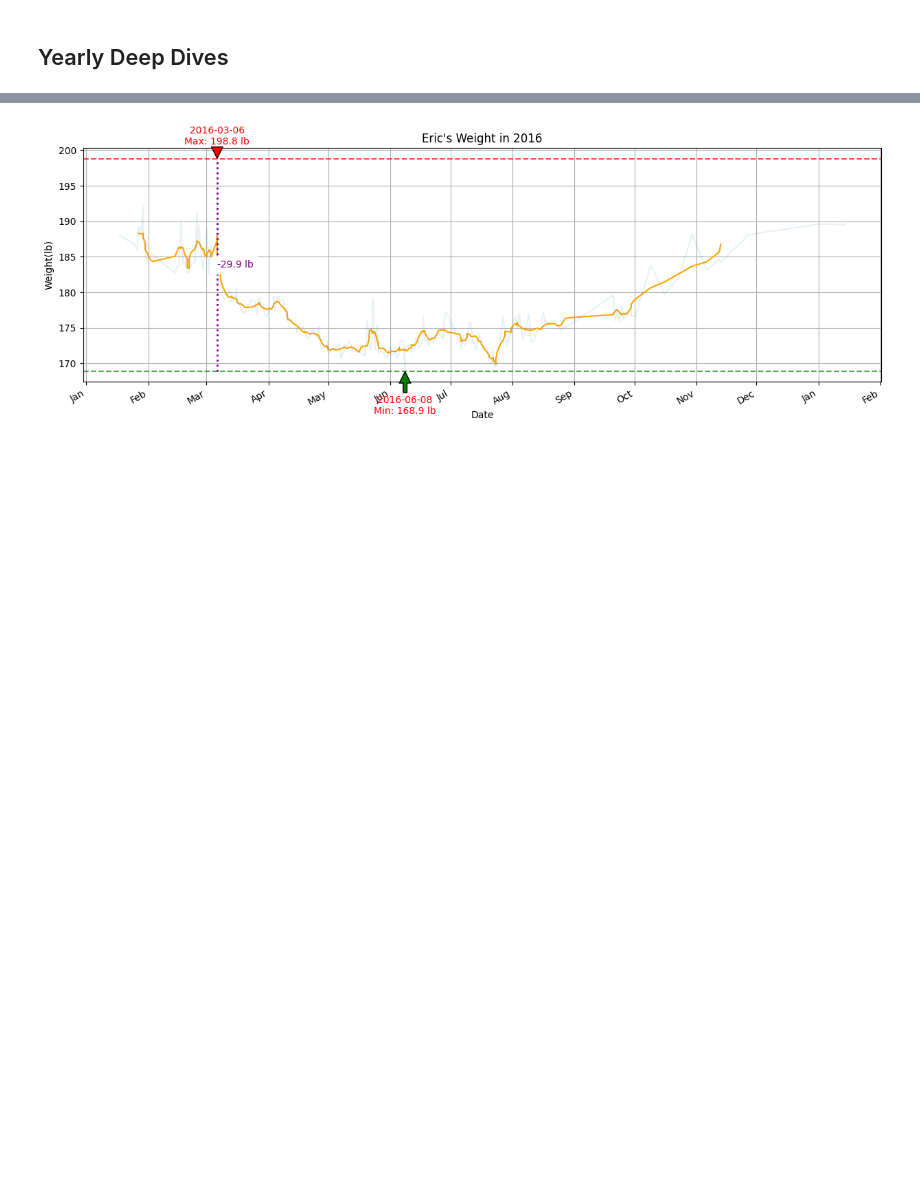
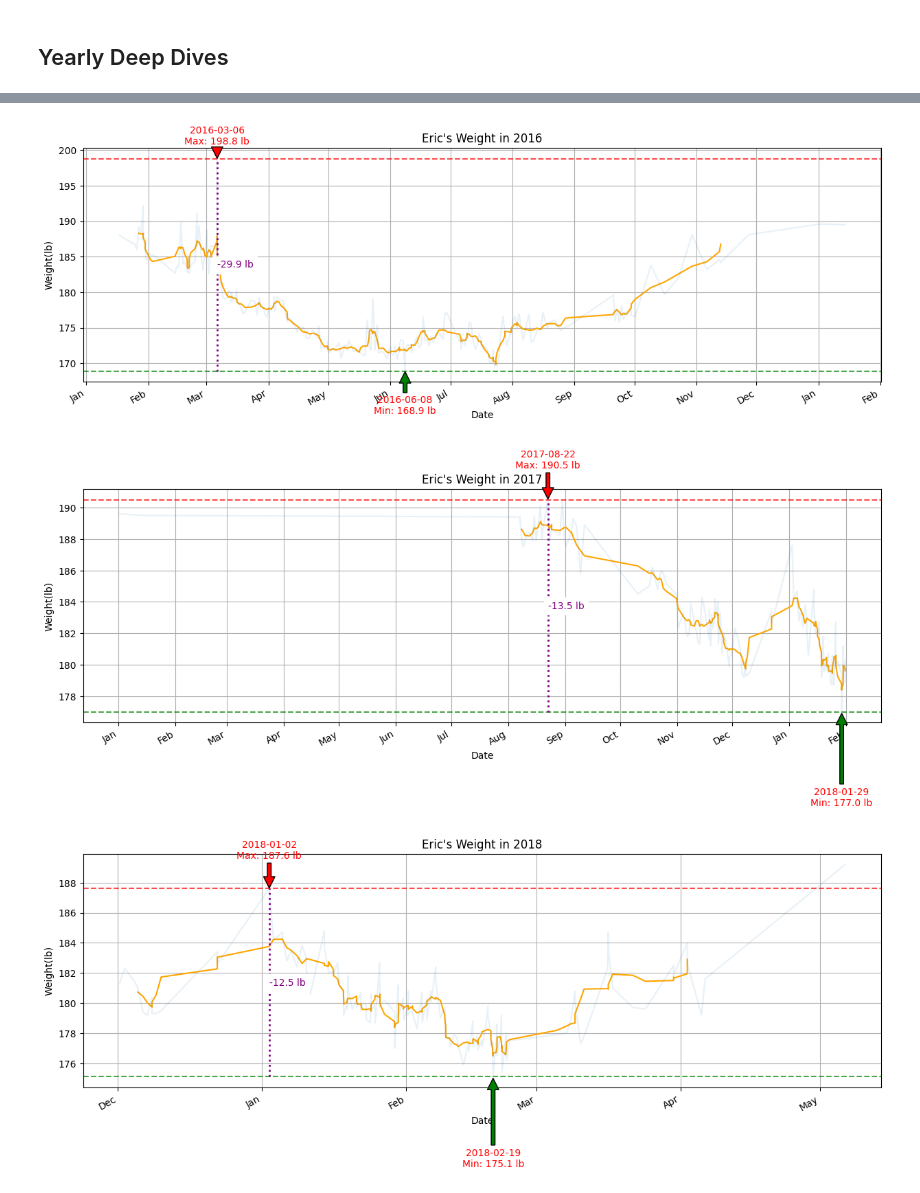
Before and after one commit to ericmelz/weight, a Jupyter notebook: notebooks/eda1.ipynb, the cells around one changed output, grey strips where cells are left out. Saved outputs shown, nothing was run; the diff lists cells and outputs as text; code cells hidden in the pictures; blank space fills up the shorter version.

Commit message:
added graphs for multiple years

```diff
--- a/notebooks/eda1.ipynb
+++ b/notebooks/eda1.ipynb
@@ -98,11 +98,13 @@ def graph_year(year):
     df_year = df.loc[f'{year-1}-12':f'{year+1}-01'].copy()
     df_year['Smoothed'] = df_year['Weight (lb)'].rolling(window=7, center=True).mean()
 
-    max_weight = df_year['Weight (lb)'].max()
     min_weight = df_year['Weight (lb)'].min()
+    min_date = df_year['Weight (lb)'].idxmin()
 
-    max_date = df_year['Weight (lb)'].idxmax()
-    min_date = df_year['Weight (lb)'].idxmin()
+    # ensure that max_date < min_date
+    df_to_min = df_year.loc[:min_date]
+    max_weight = df_to_min['Weight (lb)'].max()
+    max_date = df_to_min['Weight (lb)'].idxmax()
 
     drop = (max_weight - min_weight).round(1)
 
@@ -158,8 +160,10 @@ def graph_year(year):
     plt.grid(True)
     plt.show()
 # %%
-for year in [2014, 2016]:
+for year in [2014, 2016, 2017, 2018, 2021, 2023, 2024, 2025]:
     graph_year(year)
 # %% [output]
 [figure]
 [figure]
+[figure, added]
+[figure, added]
```
Also changed, not shown: parts of 1 cell of this notebook.
